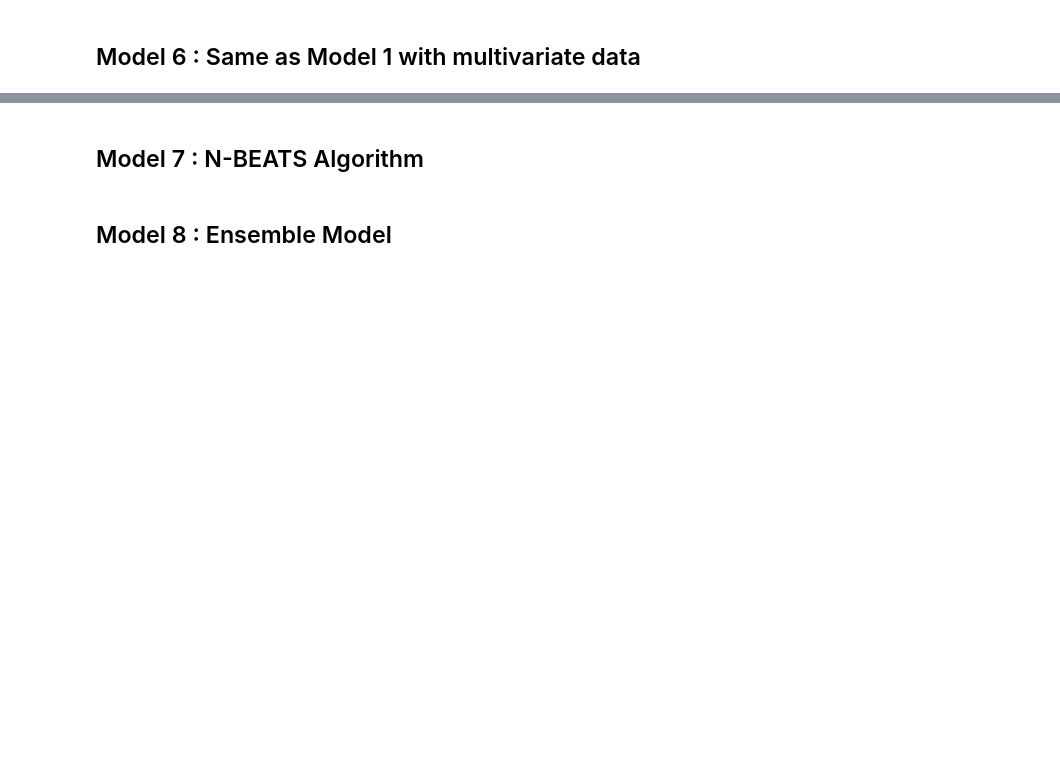
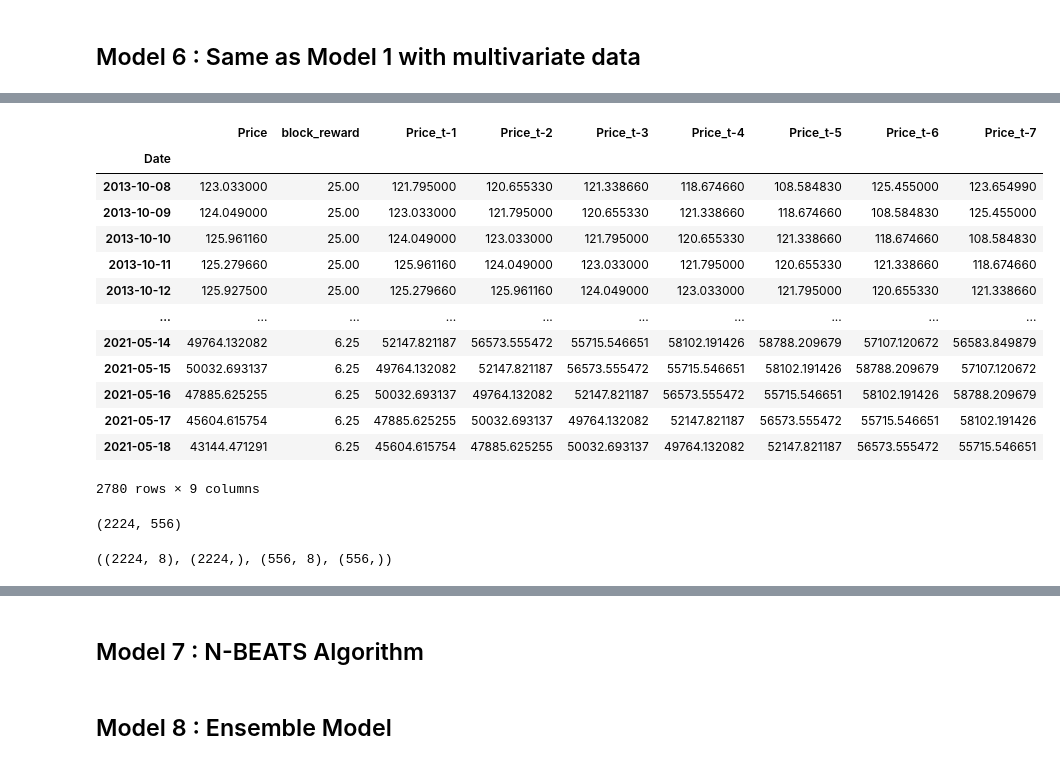
Before and after one commit to anilkumarKanasani/tensorflow-deep-learning, a Jupyter notebook: Notebooks/09_Time_series_predictions.ipynb, the cells around one changed output, grey strips where cells are left out. Saved outputs shown, nothing was run; the diff lists cells and outputs as text; code cells hidden in the pictures; blank space fills up the shorter version.

```diff
--- a/Notebooks/09_Time_series_predictions.ipynb
+++ b/Notebooks/09_Time_series_predictions.ipynb
@@ -630,0 +860,43 @@ model_3_forcast_metrics
+# %%
+# create new columns in df_block_reward pd.DataFrame.shift() method
+df_block_reward['Price_t-1'] = df_block_reward['Price'].shift(1)
+df_block_reward['Price_t-2'] = df_block_reward['Price'].shift(2)
+df_block_reward['Price_t-3'] = df_block_reward['Price'].shift(3)
+df_block_reward['Price_t-4'] = df_block_reward['Price'].shift(4)
+df_block_reward['Price_t-5'] = df_block_reward['Price'].shift(5)
+df_block_reward['Price_t-6'] = df_block_reward['Price'].shift(6)
+df_block_reward['Price_t-7'] = df_block_reward['Price'].shift(7)
+
+# drop the rows with NaN values
+df_block_reward.dropna(inplace=True)
+df_block_reward
+# %% [output]
+|  | Price | block_reward | Price_t-1 | Price_t-2 | Price_t-3 | Price_t-4 | Price_t-5 | Price_t-6 | Price_t-7 |
+| Date |  |  |  |  |  |  |  |  |  |
+| 2013-10-08 | 123.033000 | 25.00 | 121.795000 | 120.655330 | 121.338660 | 118.674660 | 108.584830 | 125.455000 | 123.654990 |
+| 2013-10-09 | 124.049000 | 25.00 | 123.033000 | 121.795000 | 120.655330 | 121.338660 | 118.674660 | 108.584830 | 125.455000 |
+| 2013-10-10 | 125.961160 | 25.00 | 124.049000 | 123.033000 | 121.795000 | 120.655330 | 121.338660 | 118.674660 | 108.584830 |
+| 2013-10-11 | 125.279660 | 25.00 | 125.961160 | 124.049000 | 123.033000 | 121.795000 | 120.655330 | 121.338660 | 118.674660 |
+| 2013-10-12 | 125.927500 | 25.00 | 125.279660 | 125.961160 | 124.049000 | 123.033000 | 121.795000 | 120.655330 | 121.338660 |
+| ... | ... | ... | ... | ... | ... | ... | ... | ... | ... |
+| 2021-05-14 | 49764.132082 | 6.25 | 52147.821187 | 56573.555472 | 55715.546651 | 58102.191426 | 58788.209679 | 57107.120672 | 56583.849879 |
+| 2021-05-15 | 50032.693137 | 6.25 | 49764.132082 | 52147.821187 | 56573.555472 | 55715.546651 | 58102.191426 | 58788.209679 | 57107.120672 |
+| 2021-05-16 | 47885.625255 | 6.25 | 50032.693137 | 49764.132082 | 52147.821187 | 56573.555472 | 55715.546651 | 58102.191426 | 58788.209679 |
+| 2021-05-17 | 45604.615754 | 6.25 | 47885.625255 | 50032.693137 | 49764.132082 | 52147.821187 | 56573.555472 | 55715.546651 | 58102.191426 |
+| 2021-05-18 | 43144.471291 | 6.25 | 45604.615754 | 47885.625255 | 50032.693137 | 49764.132082 | 52147.821187 | 56573.555472 | 55715.546651 |
+2780 rows × 9 columns
+# %%
+# split the data into train and test
+split_size = int(len(df_block_reward) * 0.8)
+train_df_block_reward = df_block_reward[:split_size]
+test_df_block_reward = df_block_reward[split_size:]
+len(train_df_block_reward), len(test_df_block_reward)
+# %% [output]
+(2224, 556)
+# %%
+# create X_train, y_train, X_test, y_test
+X_train_block_reward, y_train_block_reward = train_df_block_reward.drop(['Price'], axis=1), train_df_block_reward['Price']
+X_test_block_reward, y_test_block_reward = test_df_block_reward.drop(['Price'], axis=1), test_df_block_reward['Price']
+X_train_block_reward.shape, y_train_block_reward.shape, X_test_block_reward.shape, y_test_block_reward.shape
+# %% [output]
+((2224, 8), (2224,), (556, 8), (556,))
```
Also changed, not shown: parts of 48 cells of this notebook, 2 other files.
